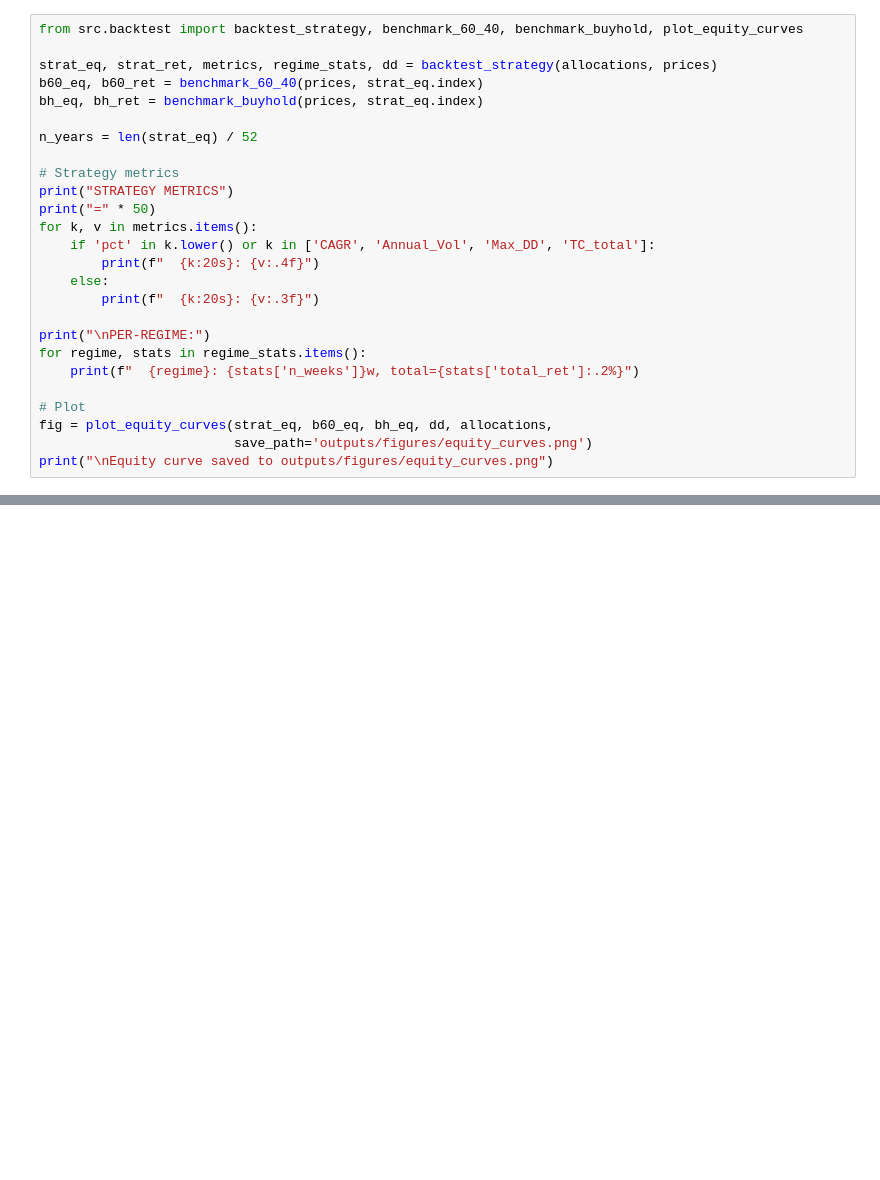
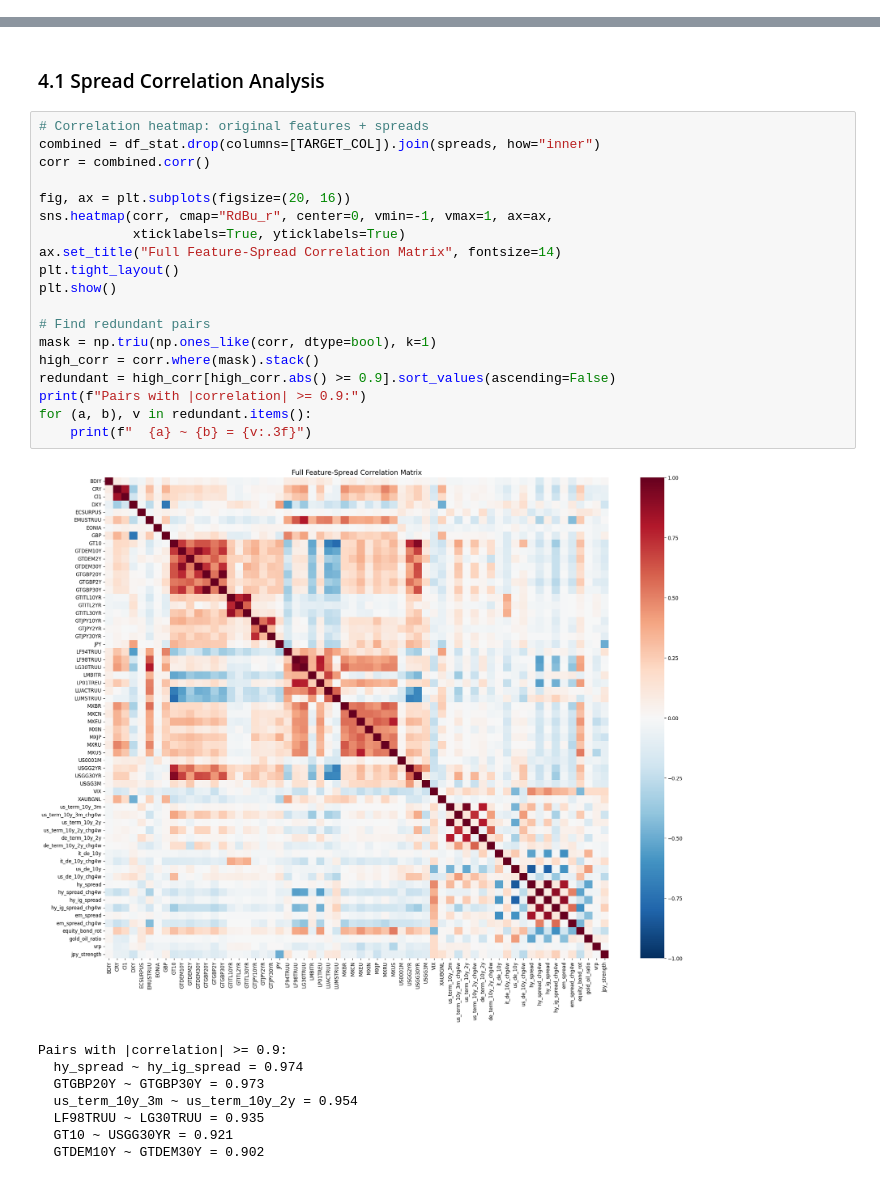
Before and after one commit to Framazzinii/Consegna_new_tech, a Jupyter notebook: notebooks/EWS_GSoM_PoliMI.ipynb, the cells around one changed output, grey strips where cells are left out. Drawn from its saved outputs; the diff is of its cells as text; blank space fills up the shorter version.

```diff
--- a/notebooks/EWS_GSoM_PoliMI.ipynb
+++ b/notebooks/EWS_GSoM_PoliMI.ipynb
@@ -344,26 +0,0 @@ Transaction costs: LEVERED=5bps, CASH=2bps, GOLD=8bps, MBS=20bps.
-# %%
-from src.backtest import backtest_strategy, benchmark_60_40, benchmark_buyhold, plot_equity_curves
-
-strat_eq, strat_ret, metrics, regime_stats, dd = backtest_strategy(allocations, prices)
-b60_eq, b60_ret = benchmark_60_40(prices, strat_eq.index)
-bh_eq, bh_ret = benchmark_buyhold(prices, strat_eq.index)
-
-n_years = len(strat_eq) / 52
-
-# Strategy metrics
-print("STRATEGY METRICS")
-print("=" * 50)
-for k, v in metrics.items():
-    if 'pct' in k.lower() or k in ['CAGR', 'Annual_Vol', 'Max_DD', 'TC_total']:
-        print(f"  {k:20s}: {v:.4f}")
-    else:
-        print(f"  {k:20s}: {v:.3f}")
-
-print("\nPER-REGIME:")
-for regime, stats in regime_stats.items():
-    print(f"  {regime}: {stats['n_weeks']}w, total={stats['total_ret']:.2%}")
-
-# Plot
-fig = plot_equity_curves(strat_eq, b60_eq, bh_eq, dd, allocations,
-                         save_path='outputs/figures/equity_curves.png')
-print("\nEquity curve saved to outputs/figures/equity_curves.png")
@@ -446,0 +381,30 @@ Stress timeline saved to outputs/figures/stress_timeline.png
+# %% [markdown]
+### 4.1 Spread Correlation Analysis
+# %%
+# Correlation heatmap: original features + spreads
+combined = df_stat.drop(columns=[TARGET_COL]).join(spreads, how="inner")
+corr = combined.corr()
+
+fig, ax = plt.subplots(figsize=(20, 16))
+sns.heatmap(corr, cmap="RdBu_r", center=0, vmin=-1, vmax=1, ax=ax,
+            xticklabels=True, yticklabels=True)
+ax.set_title("Full Feature-Spread Correlation Matrix", fontsize=14)
+plt.tight_layout()
+plt.show()
+
+# Find redundant pairs
+mask = np.triu(np.ones_like(corr, dtype=bool), k=1)
+high_corr = corr.where(mask).stack()
+redundant = high_corr[high_corr.abs() >= 0.9].sort_values(ascending=False)
+print(f"Pairs with |correlation| >= 0.9:")
+for (a, b), v in redundant.items():
+    print(f"  {a} ~ {b} = {v:.3f}")
+# %% [output]
+[figure, added]
+Pairs with |correlation| >= 0.9:
+  hy_spread ~ hy_ig_spread = 0.974
+  GTGBP20Y ~ GTGBP30Y = 0.973
+  us_term_10y_3m ~ us_term_10y_2y = 0.954
+  LF98TRUU ~ LG30TRUU = 0.935
+  GT10 ~ USGG30YR = 0.921
+  GTDEM10Y ~ GTDEM30Y = 0.902
```
Also changed, not shown: parts of 90 cells of this notebook, 1 other file.
